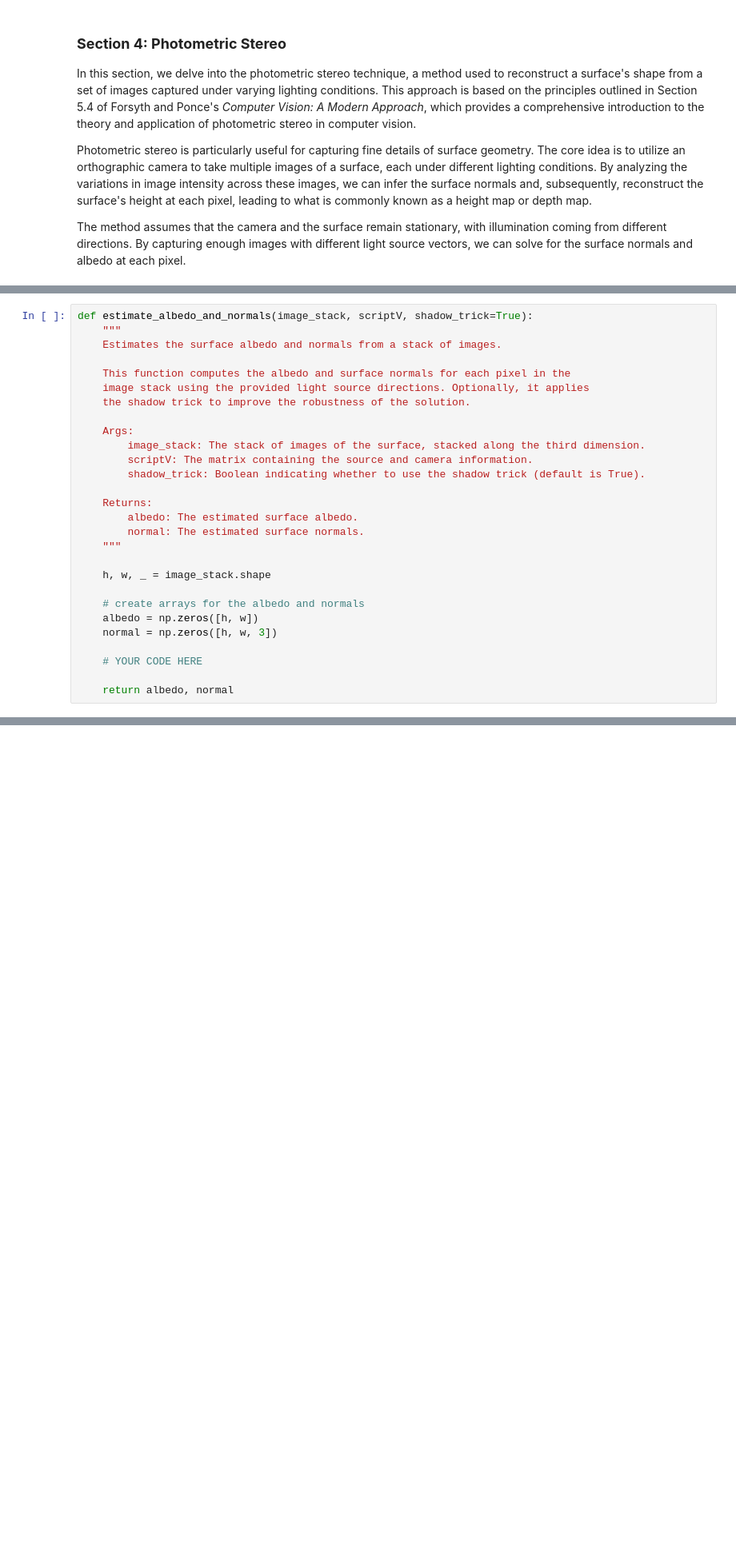
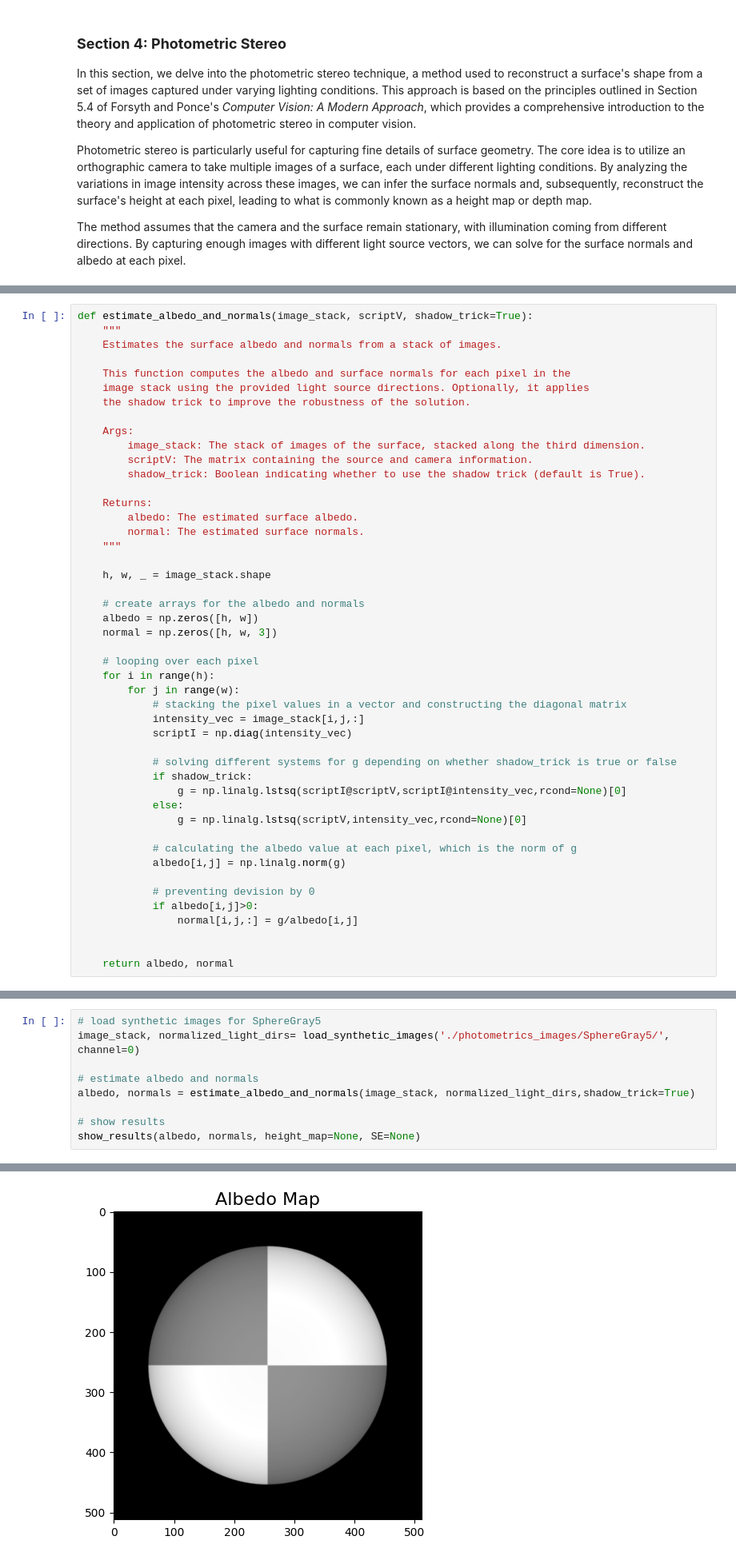
Before and after one commit to juttevijverberg/cv1-lab-1, a Jupyter notebook: cv1-lab-1.ipynb, the cells around one changed output, grey strips where cells are left out. Shown at 80% size. Cells and saved outputs as stored; diff of their text form; blank space fills up the shorter version.

```diff
--- a/cv1-lab-1.ipynb
+++ b/cv1-lab-1.ipynb
@@ -866,6 +829,25 @@ def estimate_albedo_and_normals(image_stack, scriptV, shadow_trick=True):
     albedo = np.zeros([h, w])
     normal = np.zeros([h, w, 3])
 
-    # YOUR CODE HERE
+    # looping over each pixel
+    for i in range(h):
+        for j in range(w):
+            # stacking the pixel values in a vector and constructing the diagonal matrix
+            intensity_vec = image_stack[i,j,:]
+            scriptI = np.diag(intensity_vec)
+
+            # solving different systems for g depending on whether shadow_trick is true or false
+            if shadow_trick:
+                g = np.linalg.lstsq(scriptI@scriptV,scriptI@intensity_vec,rcond=None)[0]
+            else:
+                g = np.linalg.lstsq(scriptV,intensity_vec,rcond=None)[0]
+
+            # calculating the albedo value at each pixel, which is the norm of g
+            albedo[i,j] = np.linalg.norm(g)
+
+            # preventing devision by 0
+            if albedo[i,j]>0:
+                normal[i,j,:] = g/albedo[i,j]
+
 
     return albedo, normal
@@ -880,0 +854,10 @@ def estimate_albedo_and_normals(image_stack, scriptV, shadow_trick=True):
+# %%
+# load synthetic images for SphereGray5
+image_stack, normalized_light_dirs= load_synthetic_images('./photometrics_images/SphereGray5/', channel=0)
+
+# estimate albedo and normals
+albedo, normals = estimate_albedo_and_normals(image_stack, normalized_light_dirs,shadow_trick=True)
+
+# show results
+show_results(albedo, normals, height_map=None, SE=None)
+# %% [output]
@@ -880,0 +866 @@ def estimate_albedo_and_normals(image_stack, scriptV, shadow_trick=True):
+[figure, added]
```
Also changed, not shown: parts of 115 cells of this notebook.
